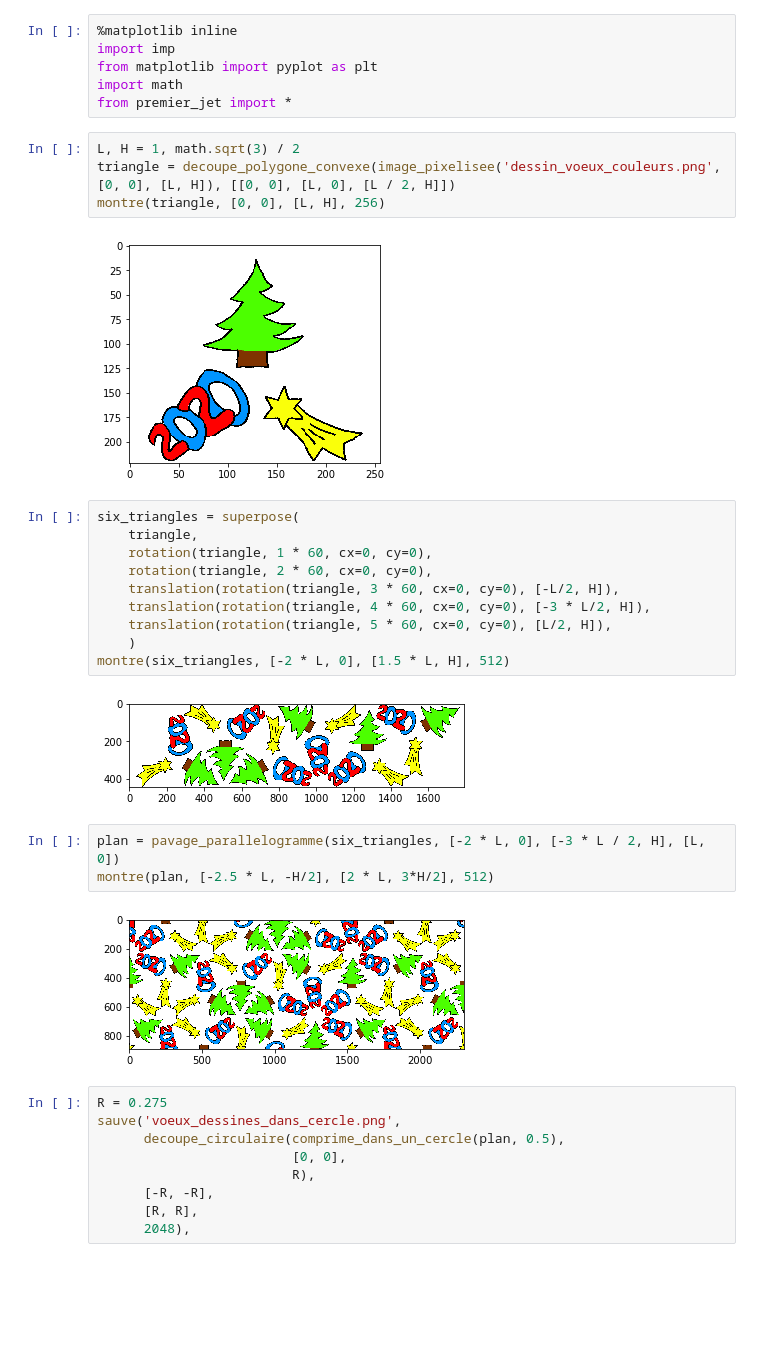
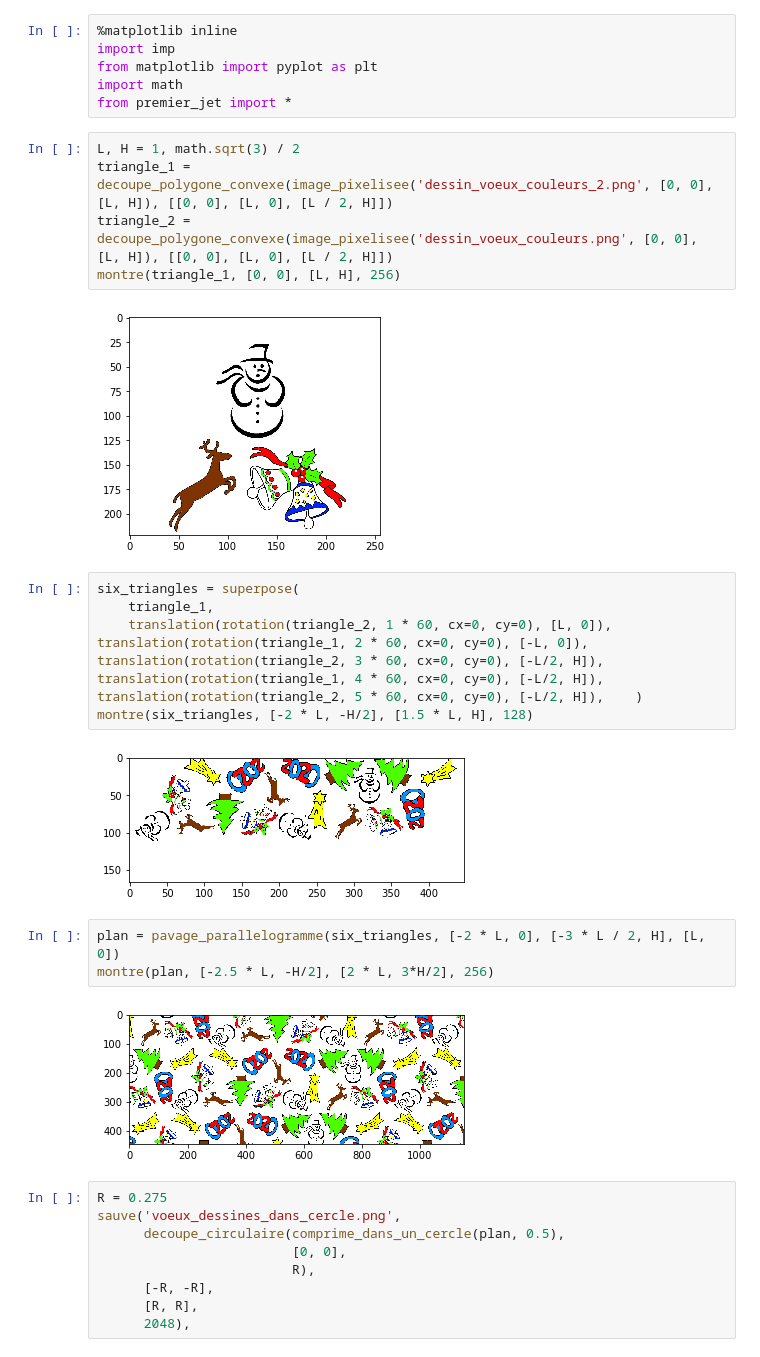
Before and after one commit to pcrama/enfants, a Jupyter notebook: geometrie_papa/voeux_a_partir_dun_dessin.ipynb, the cells around one changed output. Saved outputs shown, nothing was run; the diff lists cells and outputs as text; blank space fills up the shorter version.

```diff
--- a/geometrie_papa/voeux_a_partir_dun_dessin.ipynb
+++ b/geometrie_papa/voeux_a_partir_dun_dessin.ipynb
@@ -6,27 +6,23 @@ import math
 from premier_jet import *
 # %%
 L, H = 1, math.sqrt(3) / 2
-triangle = decoupe_polygone_convexe(image_pixelisee('dessin_voeux_couleurs.png', [0, 0], [L, H]), [[0, 0], [L, 0], [L / 2, H]])
-montre(triangle, [0, 0], [L, H], 256)
+triangle_1 = decoupe_polygone_convexe(image_pixelisee('dessin_voeux_couleurs_2.png', [0, 0], [L, H]), [[0, 0], [L, 0], [L / 2, H]])
+triangle_2 = decoupe_polygone_convexe(image_pixelisee('dessin_voeux_couleurs.png', [0, 0], [L, H]), [[0, 0], [L, 0], [L / 2, H]])
+montre(triangle_1, [0, 0], [L, H], 256)
 # %% [output]
-[figure, old version]
+[figure, new version]
 # %%
 six_triangles = superpose(
-    triangle,
-    rotation(triangle, 1 * 60, cx=0, cy=0),
-    rotation(triangle, 2 * 60, cx=0, cy=0),
-    translation(rotation(triangle, 3 * 60, cx=0, cy=0), [-L/2, H]),
-    translation(rotation(triangle, 4 * 60, cx=0, cy=0), [-3 * L/2, H]),
-    translation(rotation(triangle, 5 * 60, cx=0, cy=0), [L/2, H]),
-    )
-montre(six_triangles, [-2 * L, 0], [1.5 * L, H], 512)
+    triangle_1,
+    translation(rotation(triangle_2, 1 * 60, cx=0, cy=0), [L, 0]),    translation(rotation(triangle_1, 2 * 60, cx=0, cy=0), [-L, 0]),    translation(rotation(triangle_2, 3 * 60, cx=0, cy=0), [-L/2, H]),    translation(rotation(triangle_1, 4 * 60, cx=0, cy=0), [-L/2, H]),    translation(rotation(triangle_2, 5 * 60, cx=0, cy=0), [-L/2, H]),    )
+montre(six_triangles, [-2 * L, -H/2], [1.5 * L, H], 128)
 # %% [output]
-[figure, old version]
+[figure, new version]
 # %%
 plan = pavage_parallelogramme(six_triangles, [-2 * L, 0], [-3 * L / 2, H], [L, 0])
-montre(plan, [-2.5 * L, -H/2], [2 * L, 3*H/2], 512)
+montre(plan, [-2.5 * L, -H/2], [2 * L, 3*H/2], 256)
 # %% [output]
-[figure, old version]
+[figure, new version]
 # %%
 R = 0.275
 sauve('voeux_dessines_dans_cercle.png',
```
Also changed, not shown: 2 other files.
